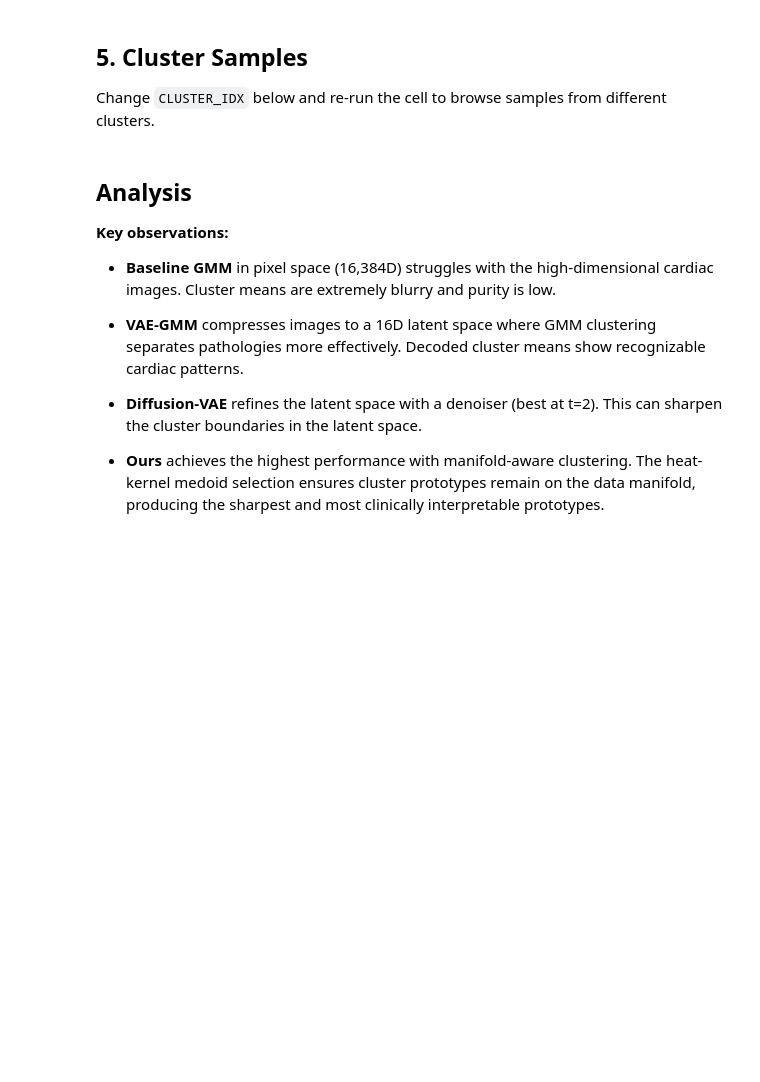
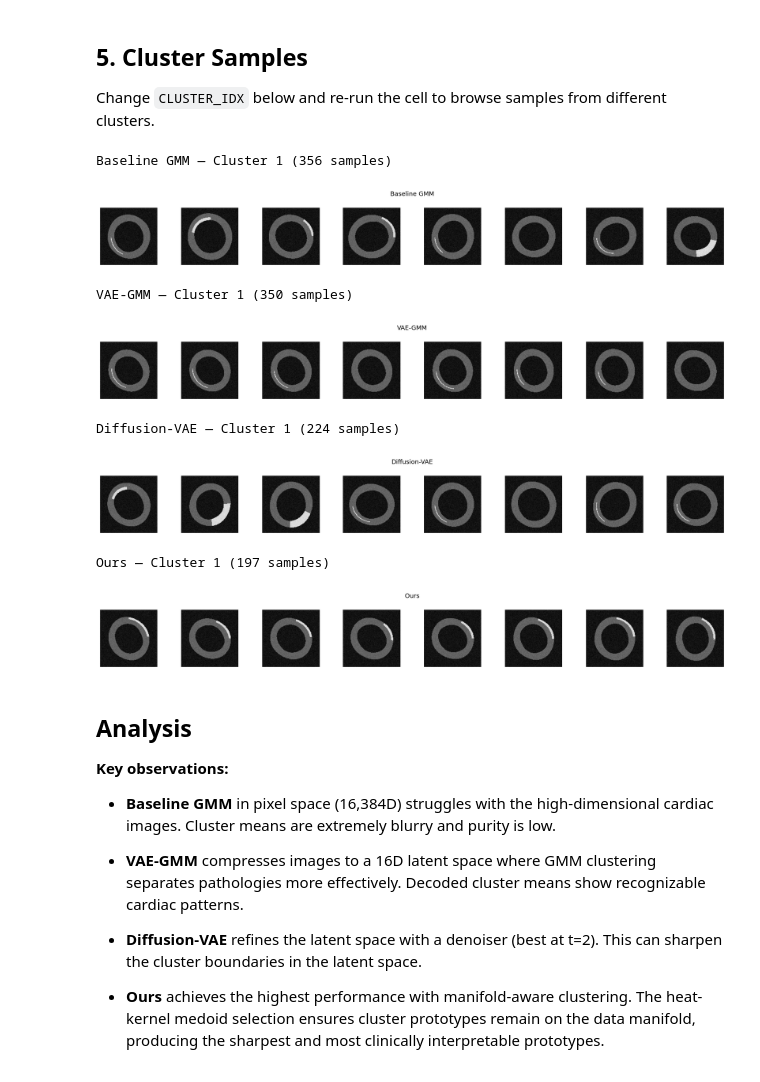
Before and after one commit to jr-xing/On-Manifold-Variational-Learning-with-Heat-Kernel-Priors, a Jupyter notebook: notebooks/cardiac.ipynb, the cells around one changed output. Cells and saved outputs as stored; diff of their text form; code cells hidden in the pictures; blank space fills up the shorter version.

```diff
--- a/notebooks/cardiac.ipynb
+++ b/notebooks/cardiac.ipynb
@@ -31,7 +33,7 @@ We evaluate on the cardiac test set (20% holdout, 128x128 LGE images). For each
 
 For Diffusion-VAE, we use denoised latents at t=2 (best performing timestep).
 # %%
-MODEL_ORDER = ['baseline_gmm', 'vae_gmm', 'diffusion_vae', 'clast']
+MODEL_ORDER = ['baseline_gmm', 'vae_gmm', 'diffusion_vae', 'ours']
 
 print('Running inference on all models...')
 results, (test_loader, dataset_info) = run_all_models('cardiac', MODEL_ORDER, device)
@@ -75,9 +121,18 @@ for mname in MODEL_ORDER:
 
 Change `CLUSTER_IDX` below and re-run the cell to browse samples from different clusters.
 # %%
-CLUSTER_IDX = 0  # <-- Change this value (0-4) and re-run
+CLUSTER_IDX = 1  # <-- Change this value (0-4) and re-run
 
 plot_all_models_cluster_samples(results, MODEL_ORDER, CLUSTER_IDX, n_samples=8)
+# %% [output]
+Baseline GMM — Cluster 1 (356 samples)
+[figure, added]
+VAE-GMM — Cluster 1 (350 samples)
+[figure, added]
+Diffusion-VAE — Cluster 1 (224 samples)
+[figure, added]
+Ours — Cluster 1 (197 samples)
+[figure, added]
 # %% [markdown]
 ## Analysis
 
```
Also changed, not shown: parts of 5 cells of this notebook, 23 other files.
